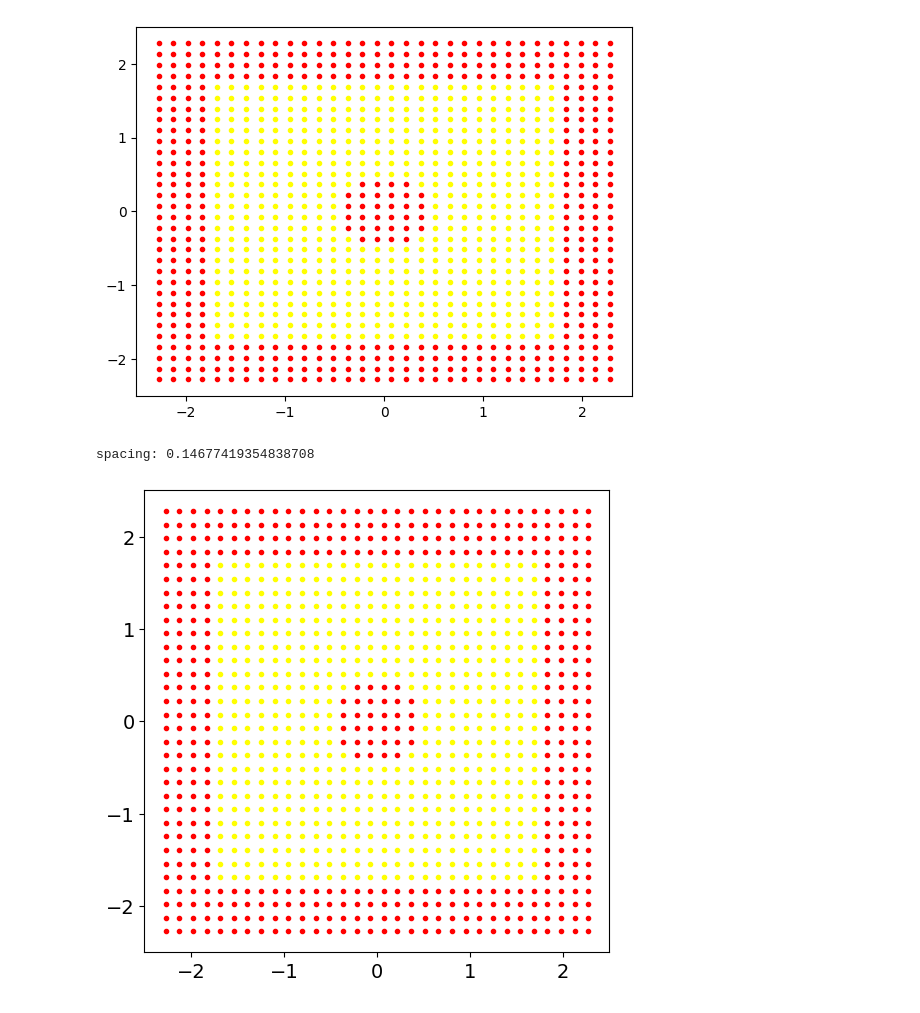
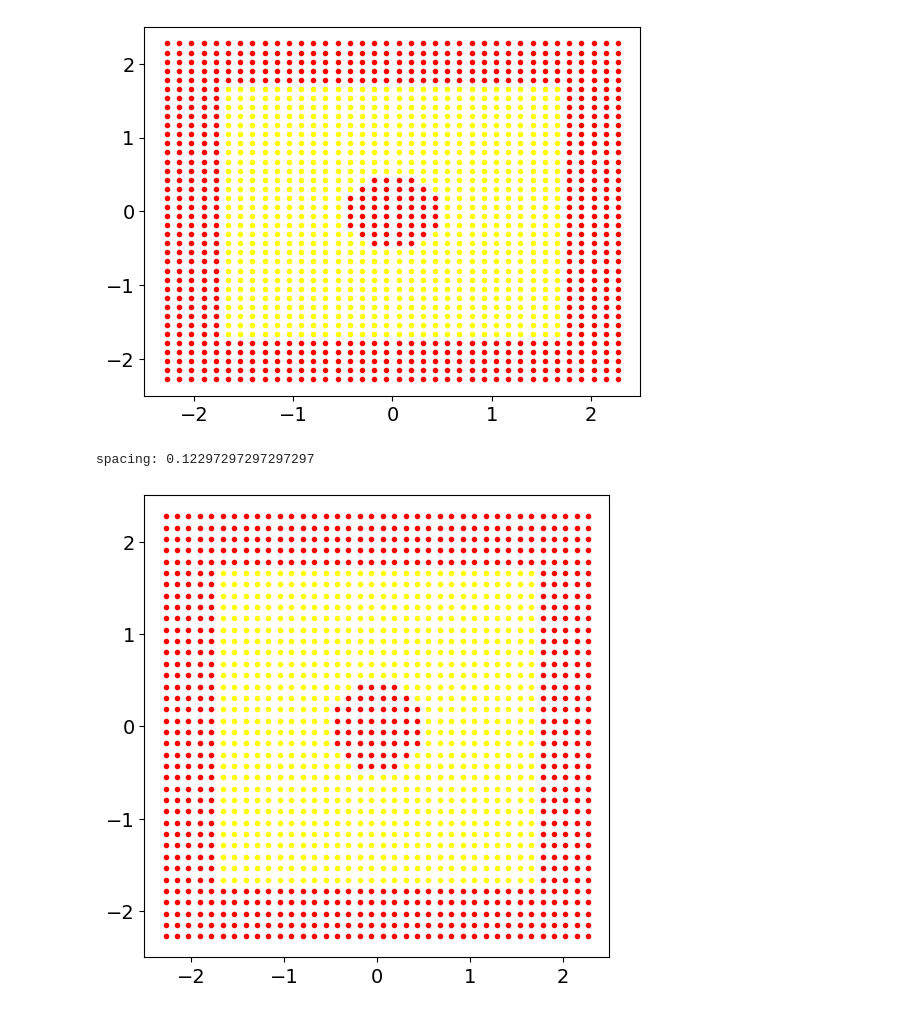
Before and after one commit to paullutkus/learning-cbfs-online, a Jupyter notebook: bicycle_only_SDF.ipynb, the cells around one changed output. Cells and saved outputs as stored; diff of their text form; code cells hidden in the pictures.

```diff
--- a/bicycle_only_SDF.ipynb
+++ b/bicycle_only_SDF.ipynb
@@ -27,7 +30,7 @@ from IPython.display import HTML
 #########################
 
 width         = 3.5
-density       = 50
+density       = 72
 unsafe_margin = 0.3
 thn           = 24
 
@@ -39,33 +42,33 @@ obs_dict, is_obs_circ = insert_shape(np.array([0, 0]), grid, obs_dict, shape='ci
 obstacles = np.array([pt for pt in grid if obs_dict[tuple(np.round(pt, 3))] != 0])
 obs_funcs.append(is_obs_grid)
 obs_funcs.append(is_obs_circ)
 
 from data import check_obs
 for pt in grid:
     if check_obs(pt, obs_funcs):
         plt.plot(pt[0], pt[1], marker='.', color="r", linestyle="none")
     else:
         plt.plot(pt[0], pt[1], marker='.', color="yellow", linestyle="none")
 plt.show()
 
 # grids for centers and unsafe samples
 c_grid, c_obs_dict = make_rectangle(height=width, width=width, density=density/1, unsafe_margin=unsafe_margin, center=(0,0))
 s_grid, s_obs_dict = make_rectangle(height=width, width=width, density=density/1, unsafe_margin=unsafe_margin, center=(0,0))
 
 
 # initialize hjb grid
 lo, hi, n, spacing = params
 print("spacing:", spacing)
 lo = lo + (0       ,)
 hi = hi + (2*jnp.pi,)
 n  = n  + (thn     ,)
 
 hjb_grid = hj.Grid.from_lattice_parameters_and_boundary_conditions(hj.sets.Box(lo, hi), n, periodic_dims=2)
 
 plot_data(  grid,   obs_dict, size=6)
 plot_data(c_grid, c_obs_dict, size=6)
 plot_data(s_grid, s_obs_dict, size=6)
 # %% [output]
-[figure, old version]
+[figure, new version]
-spacing: 0.14677419354838708
+spacing: 0.12297297297297297
-[figure, old version]
+[figure, new version]
```
Also changed, not shown: parts of 8 cells of this notebook, 4 other files.
